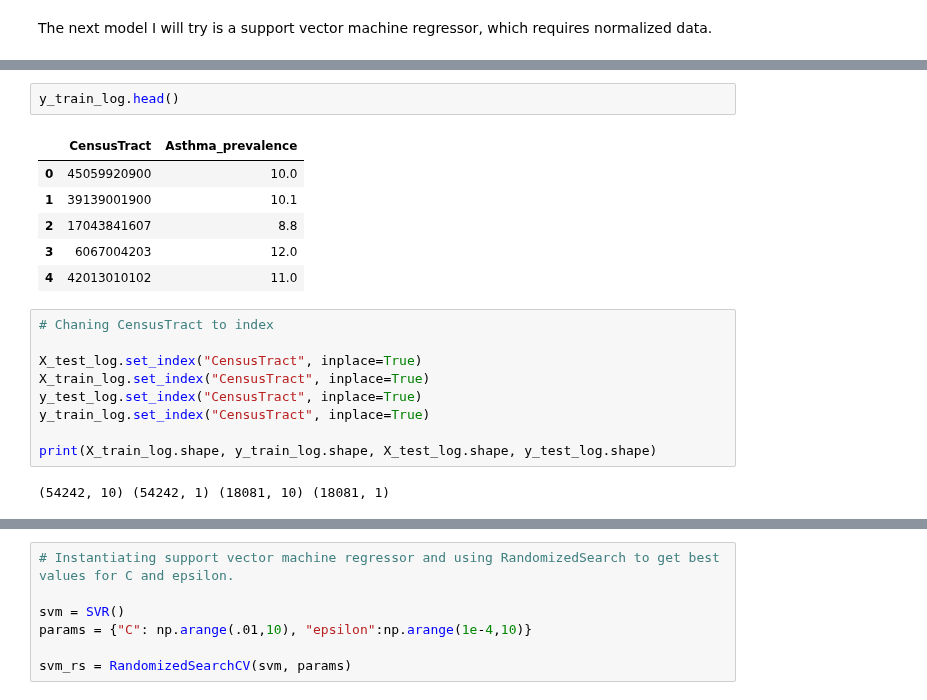
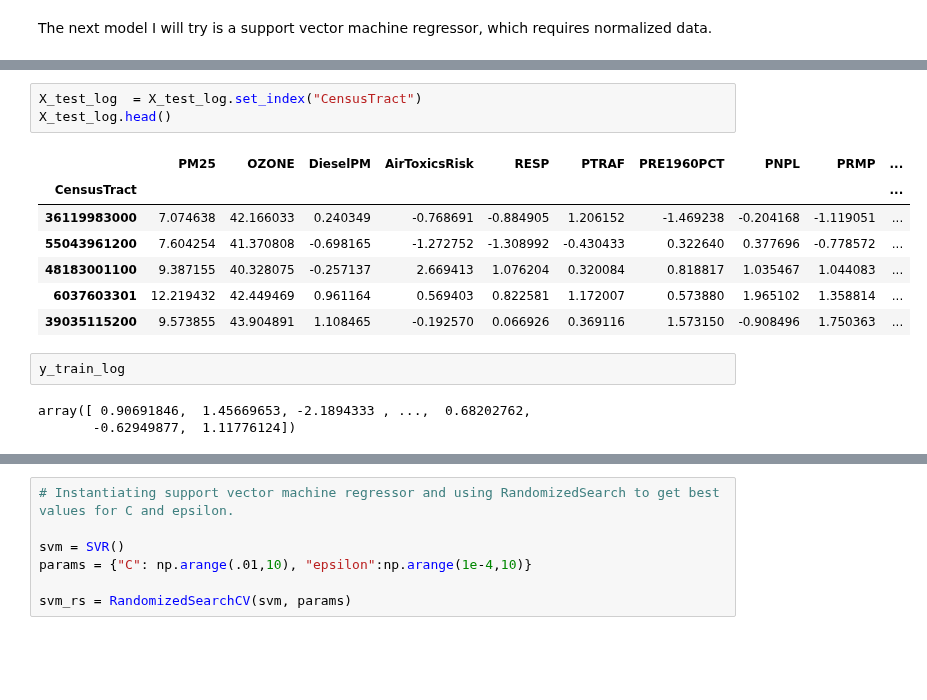
Before and after one commit to keb101/Image-Classification-Indian-Clothing, a Jupyter notebook: Capstone_Two/notebooks/Modeling/Modeling_asthma.ipynb, the cells around one changed output, grey strips where cells are left out. Cells and saved outputs as stored; diff of their text form; blank space fills up the shorter version.

```diff
--- a/Capstone_Two/notebooks/Modeling/Modeling_asthma.ipynb
+++ b/Capstone_Two/notebooks/Modeling/Modeling_asthma.ipynb
@@ -430,20 +499,16 @@ print(type(y_test_log), type(y_train_log))
+# %%
+X_test_log  = X_test_log.set_index("CensusTract")
+X_test_log.head()
+# %% [output]
+|  | PM25 | OZONE | DieselPM | AirToxicsRisk | RESP | PTRAF | PRE1960PCT | PNPL | PRMP | ... |
+| CensusTract |  |  |  |  |  |  |  |  |  | ... |
+| 36119983000 | 7.074638 | 42.166033 | 0.240349 | -0.768691 | -0.884905 | 1.206152 | -1.469238 | -0.204168 | -1.119051 | ... |
+| 55043961200 | 7.604254 | 41.370808 | -0.698165 | -1.272752 | -1.308992 | -0.430433 | 0.322640 | 0.377696 | -0.778572 | ... |
+| 48183001100 | 9.387155 | 40.328075 | -0.257137 | 2.669413 | 1.076204 | 0.320084 | 0.818817 | 1.035467 | 1.044083 | ... |
+| 6037603301 | 12.219432 | 42.449469 | 0.961164 | 0.569403 | 0.822581 | 1.172007 | 0.573880 | 1.965102 | 1.358814 | ... |
+| 39035115200 | 9.573855 | 43.904891 | 1.108465 | -0.192570 | 0.066926 | 0.369116 | 1.573150 | -0.908496 | 1.750363 | ... |
 # %%
-y_train_log.head()
+y_train_log
 # %% [output]
-|  | CensusTract | Asthma_prevalence |
-| 0 | 45059920900 | 10.0 |
-| 1 | 39139001900 | 10.1 |
-| 2 | 17043841607 | 8.8 |
-| 3 | 6067004203 | 12.0 |
-| 4 | 42013010102 | 11.0 |
+array([ 0.90691846,  1.45669653, -2.1894333 , ...,  0.68202762,
+       -0.62949877,  1.11776124])
-# %%
-# Chaning CensusTract to index
-
-X_test_log.set_index("CensusTract", inplace=True)
-X_train_log.set_index("CensusTract", inplace=True)
-y_test_log.set_index("CensusTract", inplace=True)
-y_train_log.set_index("CensusTract", inplace=True)
-
-print(X_train_log.shape, y_train_log.shape, X_test_log.shape, y_test_log.shape)
-# %% [output]
-(54242, 10) (54242, 1) (18081, 10) (18081, 1)
```
Also changed, not shown: parts of 27 cells of this notebook, 8 other files.
